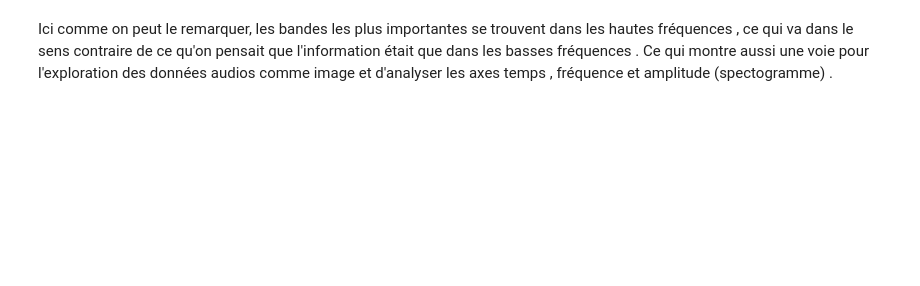
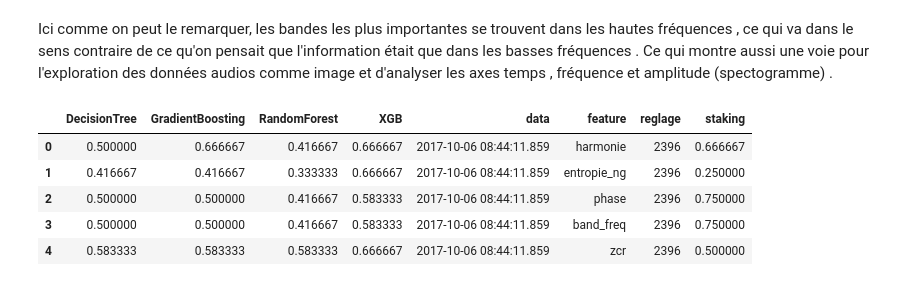
Before and after one commit to mouride44/Classification-of-biological-samples-by-audio, a Jupyter notebook: synthese2.ipynb, the cells around one changed output. Saved outputs shown, nothing was run; the diff lists cells and outputs as text; code cells hidden in the pictures; blank space fills up the shorter version.

```diff
--- a/synthese2.ipynb
+++ b/synthese2.ipynb
@@ -264,3 +264,13 @@ iterative_importance(df,y)
 [interactive output not drawn]
 # %% [markdown]
 Ici comme on peut le remarquer, les bandes les plus importantes se trouvent dans les hautes fréquences , ce qui  va dans le sens contraire de ce qu'on pensait que l'information était que dans les basses fréquences . Ce qui montre aussi une voie pour l'exploration des données audios comme image et d'analyser les axes temps , fréquence et amplitude (spectogramme) .
+# %%
+df_tout=pd.read_excel("staking.xlsx")
+df_tout.head()
+# %% [output]
+|  | DecisionTree | GradientBoosting | RandomForest | XGB | data | feature | reglage | staking |
+| 0 | 0.500000 | 0.666667 | 0.416667 | 0.666667 | 2017-10-06 08:44:11.859 | harmonie | 2396 | 0.666667 |
+| 1 | 0.416667 | 0.416667 | 0.333333 | 0.666667 | 2017-10-06 08:44:11.859 | entropie_ng | 2396 | 0.250000 |
+| 2 | 0.500000 | 0.500000 | 0.416667 | 0.583333 | 2017-10-06 08:44:11.859 | phase | 2396 | 0.750000 |
+| 3 | 0.500000 | 0.500000 | 0.416667 | 0.583333 | 2017-10-06 08:44:11.859 | band_freq | 2396 | 0.750000 |
+| 4 | 0.583333 | 0.583333 | 0.583333 | 0.666667 | 2017-10-06 08:44:11.859 | zcr | 2396 | 0.500000 |
```
Also changed, not shown: parts of 1 cell of this notebook.
